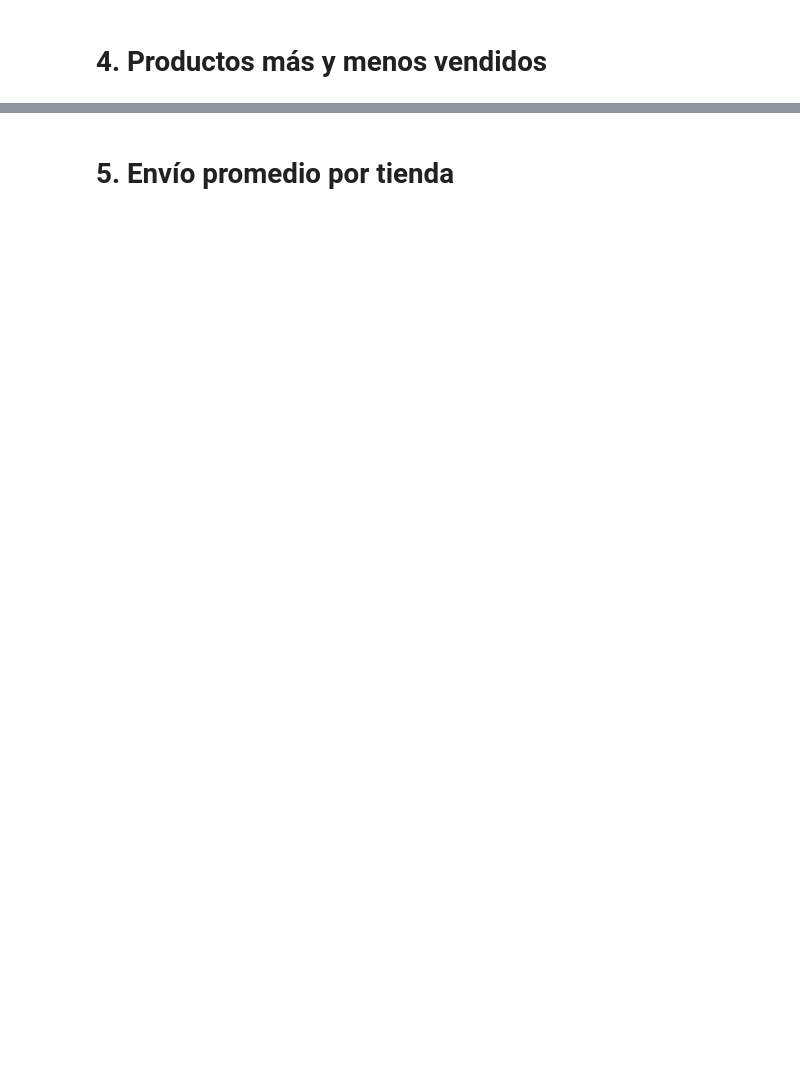
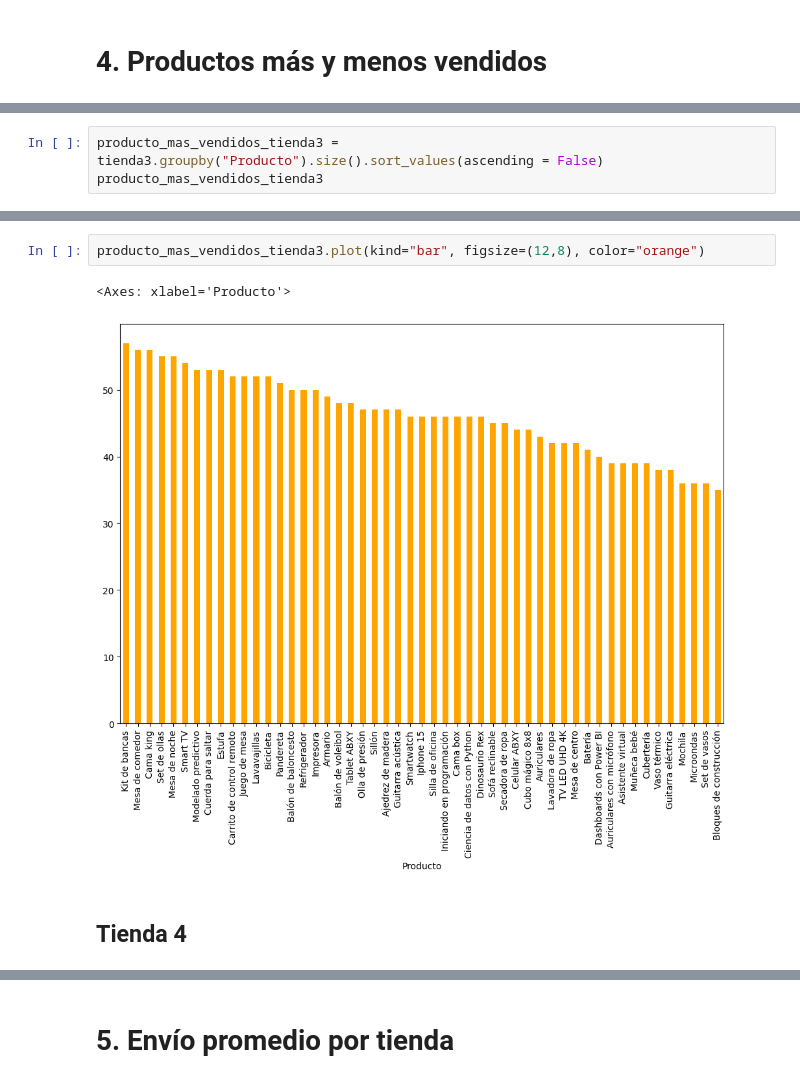
Before and after one commit to alejagamez26/DS, a Jupyter notebook: AluraStoreLatam.ipynb, the cells around one changed output, grey strips where cells are left out. Cells and saved outputs as stored; diff of their text form; blank space fills up the shorter version.

```diff
--- a/AluraStoreLatam.ipynb
+++ b/AluraStoreLatam.ipynb
@@ -33,0 +263,3 @@ tienda.head()
+# %%
+producto_mas_vendidos_tienda3 = tienda3.groupby("Producto").size().sort_values(ascending = False)
+producto_mas_vendidos_tienda3
@@ -33,0 +286,7 @@ tienda.head()
+# %%
+producto_mas_vendidos_tienda3.plot(kind="bar", figsize=(12,8), color="orange")
+# %% [output]
+<Axes: xlabel='Producto'>
+[figure, added]
+# %% [markdown]
+## **Tienda 4**
```
Also changed, not shown: parts of 75 cells of this notebook.
